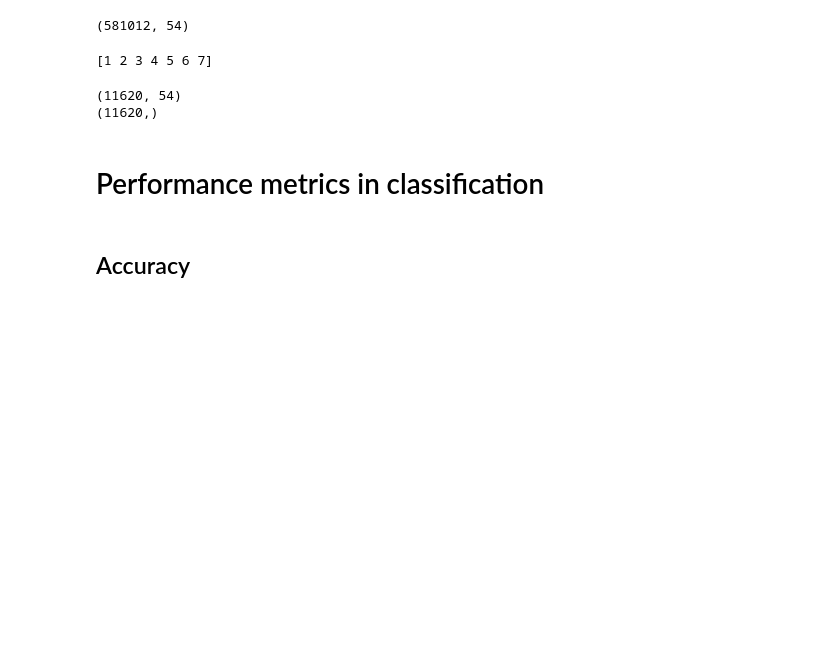
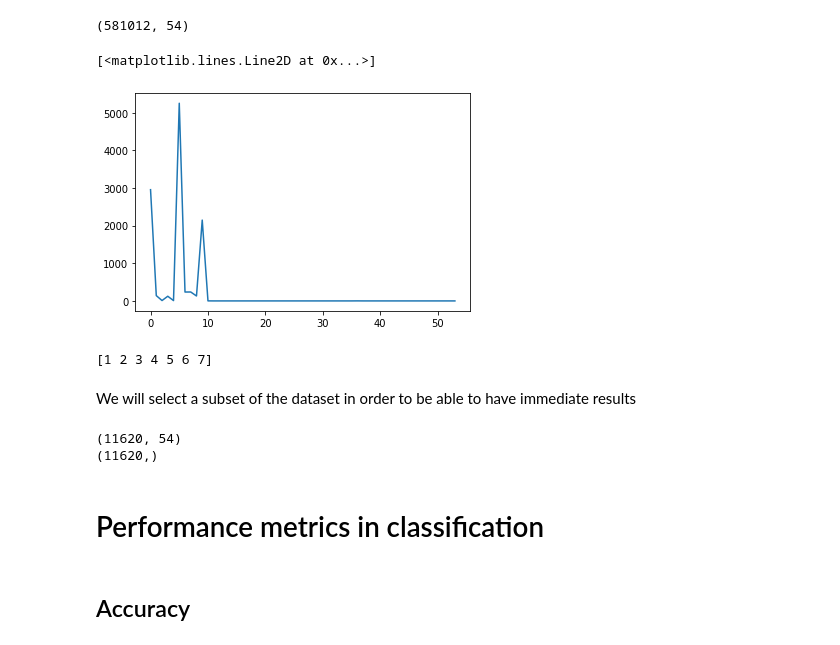
Before and after one commit to Envl/IML, a Jupyter notebook: notebooks/Basics_ML_Part-2.ipynb, the cells around one changed output. Cells and saved outputs as stored; diff of their text form; code cells hidden in the pictures; blank space fills up the shorter version.

```diff
--- a/notebooks/Basics_ML_Part-2.ipynb
+++ b/notebooks/Basics_ML_Part-2.ipynb
@@ -31,6 +46,11 @@ dataset = datasets.fetch_covtype()
 print(dataset.data.shape)
 # %% [output]
 (581012, 54)
+# %%
+plt.plot(dataset.data[1001])
+# %% [output]
+[<matplotlib.lines.Line2D at 0x...>]
+[figure, added]
 # %%
 print(np.unique(dataset.target))
 # %% [output]
@@ -38,6 +58,8 @@ print(np.unique(dataset.target))
 # %%
 features = dataset.data
 labels = dataset.target
+# %% [markdown]
+We will select a subset of the dataset in order to be able to have immediate results
 # %%
 [features, labels] = reduce_dataset(features, labels, num_obs=1660)
 # %%
```
Also changed, not shown: parts of 48 cells of this notebook, 1 other file.
